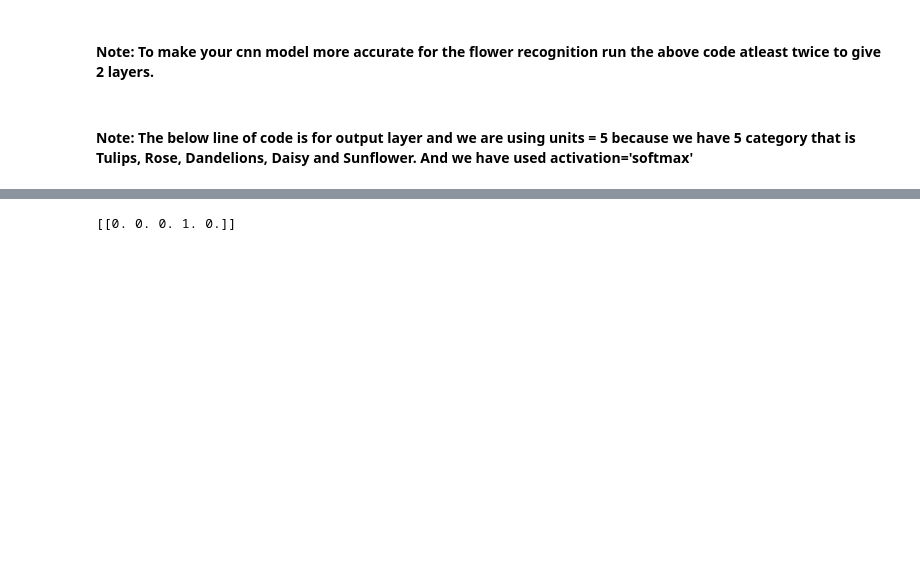
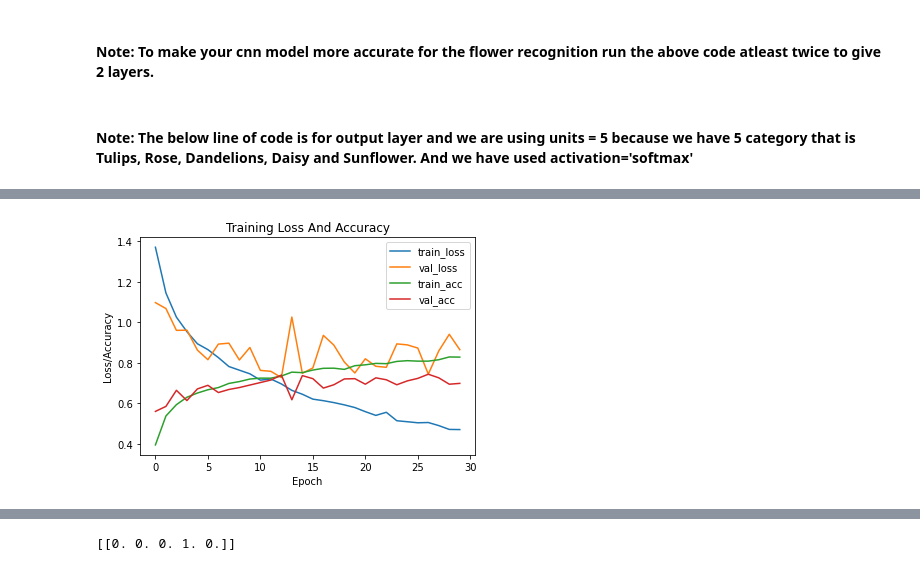
Before and after one commit to sakshipatel2702/Machine_Learning, a Jupyter notebook: Flower_Recognitoin_Sakshi.ipynb, the cells around one changed output, grey strips where cells are left out. Cells and saved outputs as stored; diff of their text form; code cells hidden in the pictures; blank space fills up the shorter version.

```diff
--- a/Flower_Recognitoin_Sakshi.ipynb
+++ b/Flower_Recognitoin_Sakshi.ipynb
@@ -31,14 +31,3 @@ flower_trainingset = train_flowerdata.flow_from_directory(
         class_mode='categorical')
 # %% [output]
 Found 3587 images belonging to 5 classes.
-# %%
-train_flowerdata = ImageDataGenerator(
-        rescale=1./255,
-        shear_range=0.2,
-        zoom_range=0.2,
-        horizontal_flip=True)
-flower_trainingset = test_flowerdata.flow_from_directory(
-        'flower_trainingset',
-        target_size=(64, 64),
-        batch_size=32,
-        class_mode='categorical')
@@ -71,6 +58,9 @@ flower_cnn.add(tf.keras.layers.MaxPool2D(pool_size=2,strides=2))
 # %%
 flower_cnn.add(tf.keras.layers.Conv2D(filters=64 , kernel_size=3 , activation='relu' , input_shape=[64,64,3]))
 flower_cnn.add(tf.keras.layers.MaxPool2D(pool_size=2,strides=2))
+# %%
+flower_cnn.add(tf.keras.layers.Conv2D(filters=64 , kernel_size=3 , activation='relu' , input_shape=[64,64,3]))
+flower_cnn.add(tf.keras.layers.MaxPool2D(pool_size=2,strides=2))
 # %%
 flower_cnn.add(tf.keras.layers.Dropout(0.5))
 # %%
@@ -84,6 +74,6 @@ flower_cnn.add(tf.keras.layers.Dense(units=5 , activation='softmax'))
 # %%
 flower_cnn.compile(optimizer = 'rmsprop' , loss = 'categorical_crossentropy' , metrics = ['accuracy'])
 # %%
-flower_cnn.fit(x = flower_trainingset , validation_data = flower_testset , epochs = 30)
+history = flower_cnn.fit(x = flower_trainingset , validation_data = flower_testset , epochs = 30)
 # %% [output]
 Epoch 1/30
@@ -107,3 +96,15 @@ Epoch 30/30
+# %%
+plt.plot(history.history['loss'], label='train_loss')
+plt.plot(history.history['val_loss'], label='val_loss')
+plt.plot(history.history['accuracy'], label='train_acc')
+plt.plot(history.history['val_accuracy'], label='val_acc')
+plt.xlabel('Epoch')
+plt.ylabel('Loss/Accuracy')
+plt.title("Training Loss And Accuracy")
+plt.legend()
+plt.show()
+# %% [output]
+[figure, added]
 # %%
 test_flowerimg = load_img('/content/drive/MyDrive/Flower_Recognition_Sakshi_N01551583/flower_prediction/image24.jpg',target_size=(64,64))
 test_flowerimg = image.img_to_array(test_flowerimg)
```
Also changed, not shown: parts of 4 cells of this notebook.
